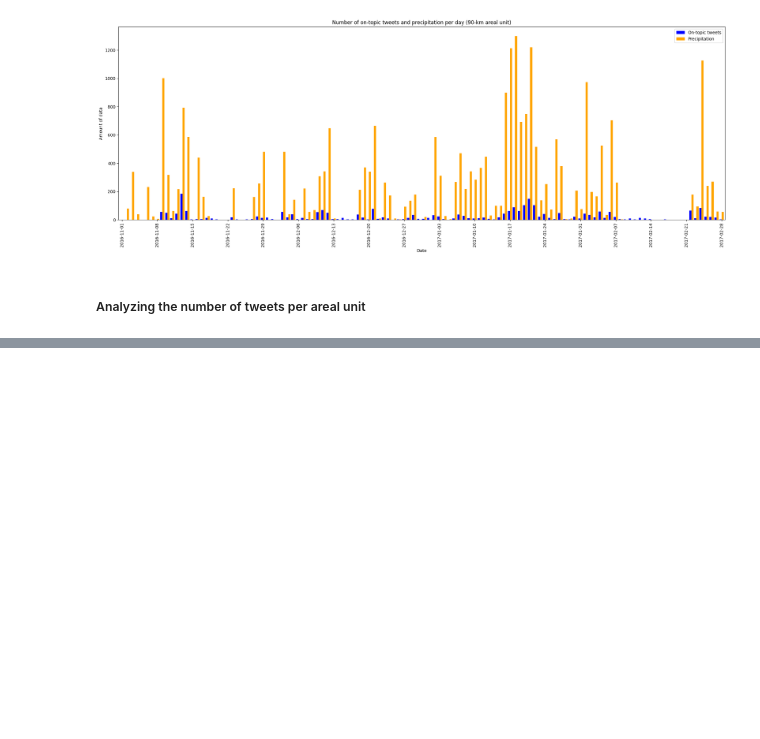
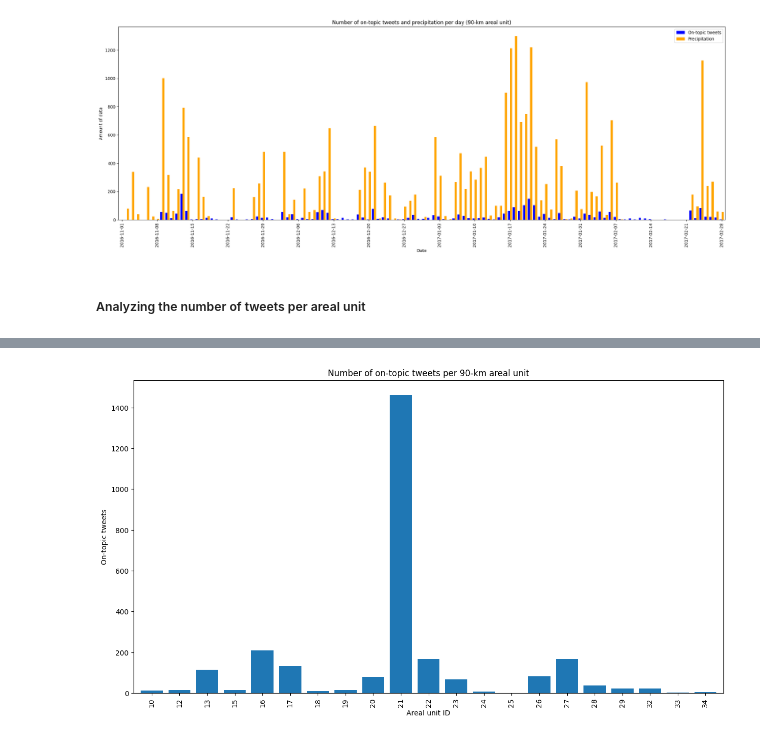
Before and after one commit to liviadegrossi/MBA-Monograph, a Jupyter notebook: data-exploration.ipynb, the cells around one changed output, grey strips where cells are left out. Drawn from its saved outputs; the diff is of its cells as text; code cells hidden in the pictures; blank space fills up the shorter version.

```diff
--- a/data-exploration.ipynb
+++ b/data-exploration.ipynb
@@ -926,0 +1009,7 @@ ax.savefig('./images/number_of_on_topic_tweets_per_day_per_areal_unit_30km.png',
+# %%
+# Calculate the number of tweets for each 90-km areal unit during the study period
+on_topic_tweets_areal_unit_90km = on_topic_tweets_sp.groupby('areal_units_90km')['related'].size().reset_index(name='total_tweets')
+
+# Convert the 'areal_units_90km' column to int64 type
+on_topic_tweets_areal_unit_90km['areal_units_90km'] = on_topic_tweets_areal_unit_90km['areal_units_90km'].astype('int64')
+on_topic_tweets_areal_unit_90km.head()
@@ -926,0 +1023,17 @@ ax.savefig('./images/number_of_on_topic_tweets_per_day_per_areal_unit_30km.png',
+# %%
+# Plot the number of on-topic tweets for each 90-km areal unit
+ax_on_topic_tweets_areal_unit_90km = on_topic_tweets_areal_unit_90km.plot.bar(
+    x='areal_units_90km',
+    y='total_tweets',
+    width=0.8,
+    figsize=(15, 8),
+    xlabel='Areal unit ID',
+    ylabel='On-topic tweets',
+    title='Number of on-topic tweets per 90-km areal unit',
+    legend=False
+)
+
+plt.savefig("./images/number-of-on-topic-tweets-per-90km-areal-unit.png")
+plt.show()
+# %% [output]
+[figure, added]
```
Also changed, not shown: parts of 33 cells of this notebook.
